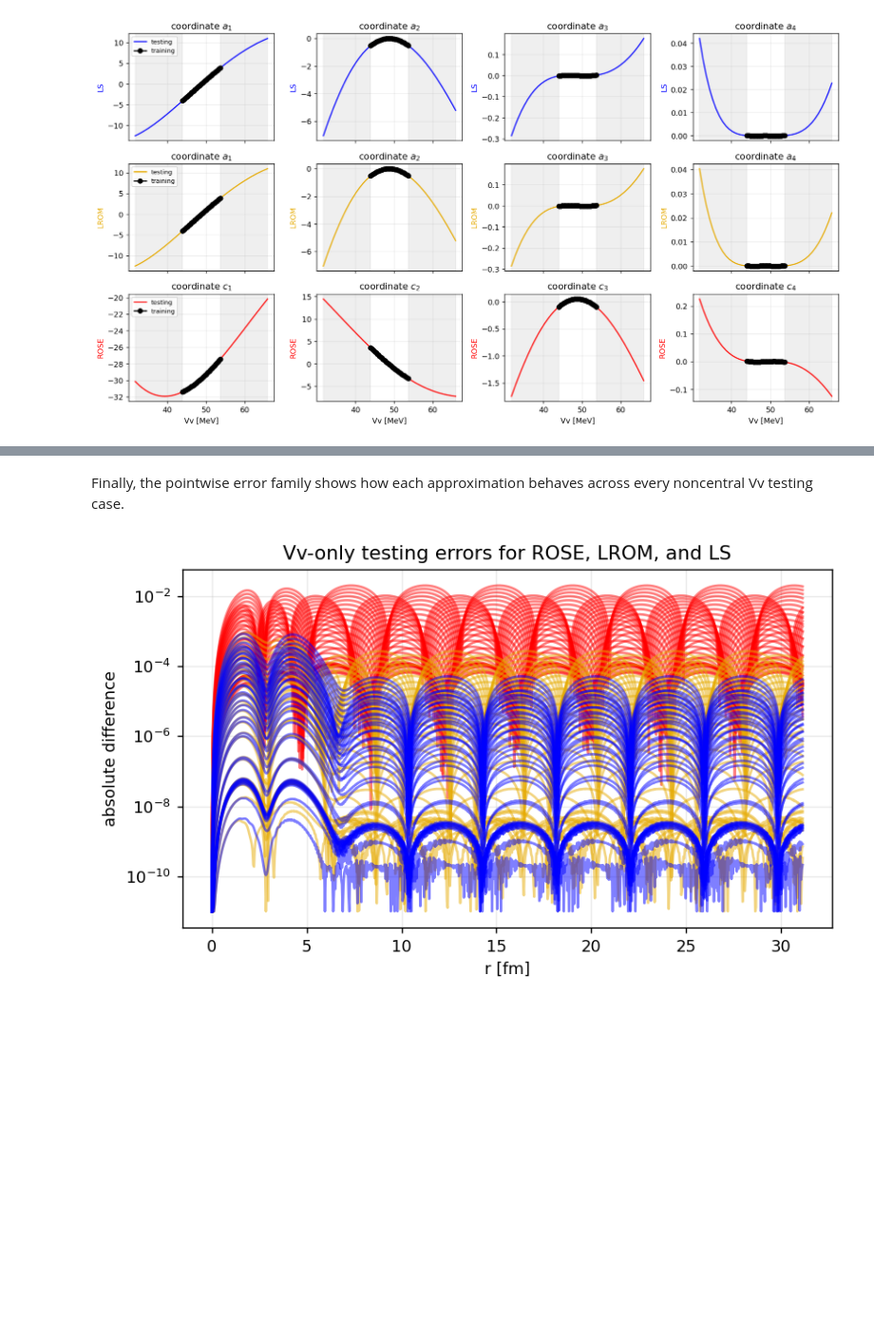
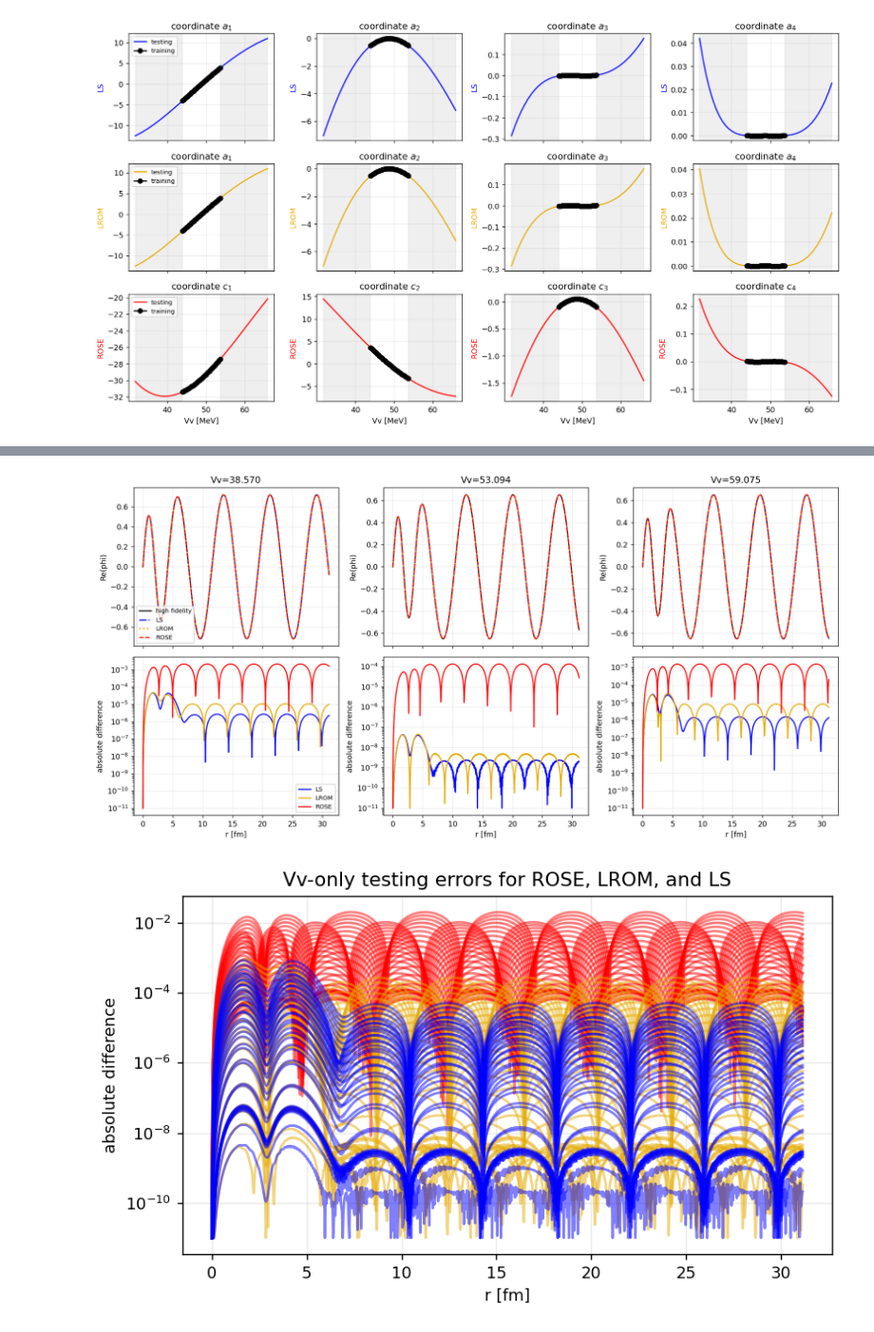
Before and after one commit to nitrogen5052/Learning-Reduced-Order-Models, a Jupyter notebook: notebooks/01_rbm_vs_lrom_single_wavefunction.ipynb, the cells around one changed output, grey strips where cells are left out. Shown at 95% size. Drawn from its saved outputs; the diff is of its cells as text; code cells hidden in the pictures; blank space fills up the shorter version.

```diff
--- a/notebooks/01_rbm_vs_lrom_single_wavefunction.ipynb
+++ b/notebooks/01_rbm_vs_lrom_single_wavefunction.ipynb
@@ -503,6 +229,53 @@ plt.show()
-# %% [markdown]
-Finally, the pointwise error family shows how each approximation
-behaves across every noncentral Vv testing case.
+# %%
+# Eligible cases: away from the central reference, and not overlapping training points.
+vv_half_range = 0.5 * (vv_testing_ranges["Vv"][1] - vv_testing_ranges["Vv"][0])
+vv_normalized_distance = np.abs(vv_test - Vv0) / vv_half_range
+vv_training_overlap = np.any(
+    np.isclose(vv_test[:, None], vv_train[None, :], rtol=0.0, atol=1e-12),
+    axis=1,
+)
+vv_eligible = np.flatnonzero((vv_normalized_distance >= 0.25) & ~vv_training_overlap)
+assert len(vv_eligible) >= 3
+
+# Pick three eligible cases spread across the Vv range.
+vv_sorted = vv_eligible[np.argsort(vv_test[vv_eligible])]
+vv_positions = np.rint(np.array([0.25, 0.50, 0.75]) * (len(vv_sorted) - 1)).astype(int)
+vv_selected_indices = vv_sorted[vv_positions]
+assert len(np.unique(vv_selected_indices)) == 3
+
+vv_case_ids = np.asarray(vv_emulator.samples.design.testing.case_ids)
+
+fig, axes = plt.subplots(2, 3, figsize=(14.0, 7.0), sharex="col")
+for column, selected_index in enumerate(vv_selected_indices):
+    vv_case = vv_emulator.testing_case(case_id=vv_case_ids[selected_index])
+    reference = vv_case.high_fidelity[0]
+    methods = (
+        ("LS", vv_ls_wavefunctions[selected_index], "ls", "-.", None),
+        ("LROM", vv_case.lrom[0], "lrom", ":", 2),
+        ("ROSE", vv_rose_wavefunctions[selected_index], "rose", "--", None),
+    )
+
+    axes[0, column].plot(vv_case.radius, np.real(reference), color="black", label="high fidelity")
+    for name, prediction, key, style, width in methods:
+        axes[0, column].plot(
+            vv_case.radius, np.real(prediction), style,
+            color=METHOD_COLORS[key], linewidth=width, label=name,
+        )
+        axes[1, column].plot(
+            vv_case.radius,
+            np.maximum(np.abs(reference - prediction), DISPLAY_ERROR_FLOOR),
+            color=METHOD_COLORS[key], label=name,
+        )
+    axes[0, column].set(ylabel="Re(phi)", title=f"Vv={vv_test[selected_index]:.3f}")
+    axes[1, column].set(xlabel="r [fm]", ylabel="absolute difference")
+    axes[1, column].set_yscale("log")
+
+axes[0, 0].legend(fontsize=8)
+axes[1, 0].legend(fontsize=8)
+fig.tight_layout()
+plt.show()
+# %% [output]
+[figure, added]
 # %%
 vv_errors = dict(vv_emulator.testing_errors[0])
 vv_errors["ls"] = np.abs(vv_ls_wavefunctions - vv_fom_test)
```
Also changed, not shown: parts of 27 cells of this notebook.
